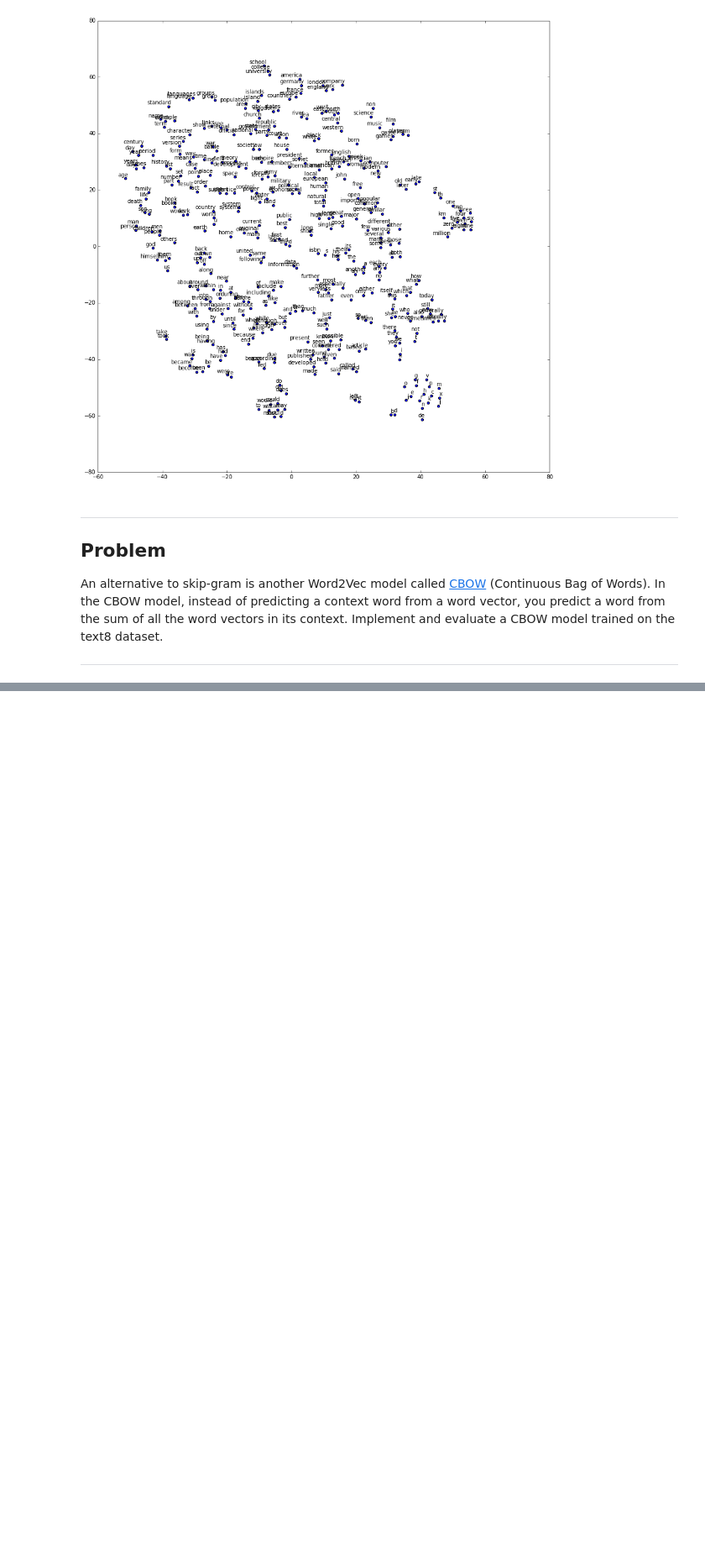
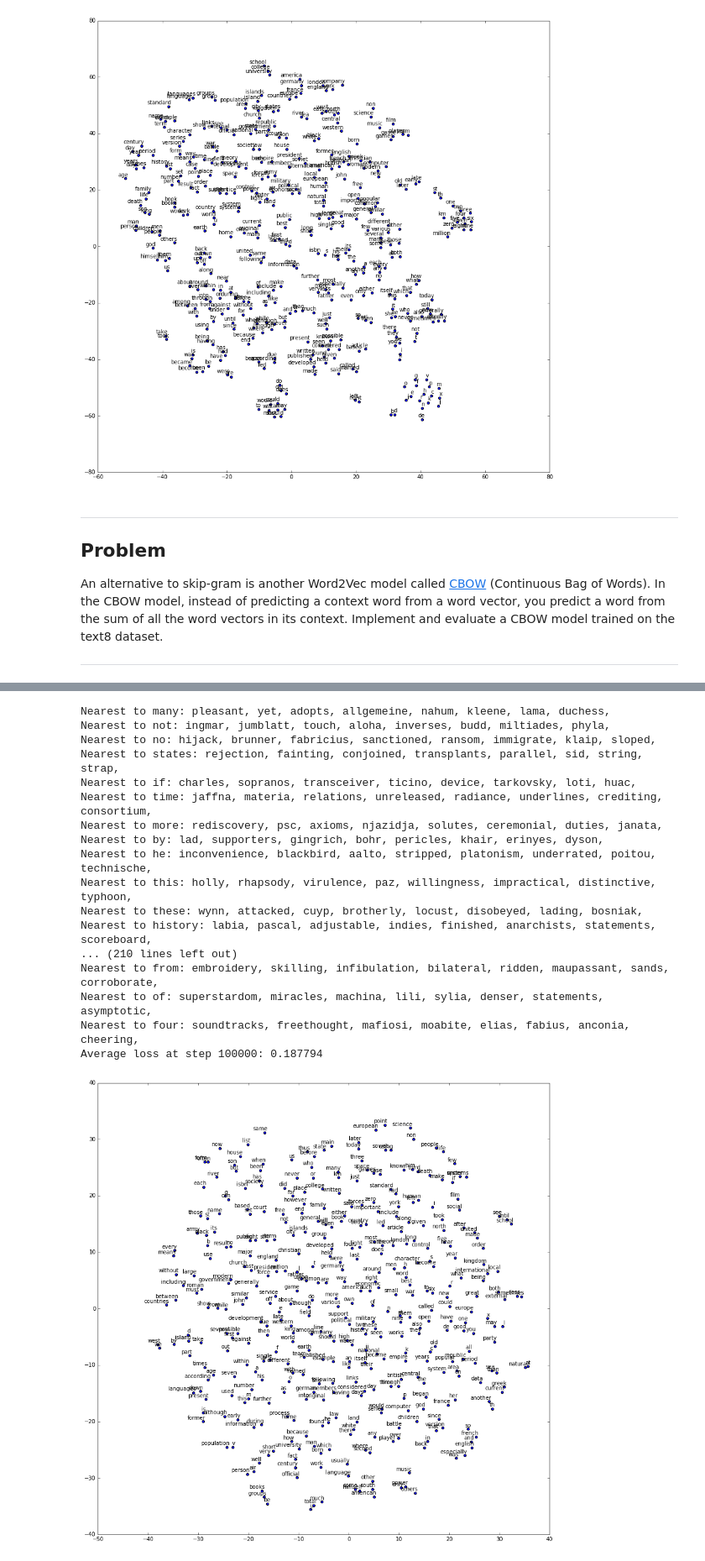
Before and after one commit to andyudina/udacity-deap-lerning-assignments, a Jupyter notebook: 5_word2vec.ipynb, the cells around one changed output, grey strips where cells are left out. Shown at 84% size. Cells and saved outputs as stored; diff of their text form; code cells hidden in the pictures; blank space fills up the shorter version.

Commit message:
Add CBOW implementation

```diff
--- a/5_word2vec.ipynb
+++ b/5_word2vec.ipynb
@@ -365,7 +366,7 @@ def run_word2vec_session(
             print(log)
 
     def _run_step(step):
-        batch_data, batch_labels = generate_batch(data, batch_size)
+        batch_data, batch_labels = next(generate_batch(data, batch_size))
         feed_dict = {
             train_dataset : batch_data,
             train_labels : batch_labels}
@@ -559,0 +556,76 @@ Average loss at step 100000: 3.810305
+# %%
+# CBOW
+def generate_cbow_batch(data, batch_size, window_size):
+    """
+    Generate CBOW batch, where batch consists of context words
+    and label is the word itself
+    """
+    words_in_batch_number = (batch_size / window_size)
+    batches_number = (len(data) - window_size) // words_in_batch_number
+    for i in range(batches_number):
+        batch = []
+        labels = []
+        for word_index in range(
+                words_in_batch_number * i + window_size / 2,
+                words_in_batch_number * i + words_in_batch_number + window_size / 2):
+            for context_index in range(
+                    word_index - window_size / 2,
+                    word_index + window_size / 2 + 1):
+                if context_index == word_index:
+                    continue
+                batch.append(
+                    data[context_index])
+                labels.append(
+                    data[word_index])
+        yield np.array(batch), np.array(labels).reshape(-1, 1)
+
+
+WINDOW_SIZE_CBOW = 2
+
+BATCH_SIZE_CBOW = 128
+VOCABULARY_SIZE_CBOW = 50000
+EMBEDDING_SIZE_CBOW = 28 # Dimension of the embedding vector.
+NUM_NEG_SOFTMAX_EXAMPLES_SAMPLED_CBOW = 64
+NUM_STEPS_CBOW = 100001
+NUM_POINTS_TO_SHOW_CBOW = 400
+
+VALID_SIZE_CBOW = 16
+VALID_WINDOW_CBOW = 100
+
+
+run_word2vec_model(
+    BATCH_SIZE_CBOW,
+    VOCABULARY_SIZE_CBOW,
+    EMBEDDING_SIZE_CBOW,
+    NUM_NEG_SOFTMAX_EXAMPLES_SAMPLED_CBOW,
+    NUM_STEPS_CBOW,
+    NUM_POINTS_TO_SHOW_CBOW,
+
+    VALID_SIZE_CBOW,
+    VALID_WINDOW_CBOW,
+    reverse_dictionary,
+
+    data,
+    partial(
+        generate_cbow_batch,
+        window_size=WINDOW_SIZE_CBOW)
+)
+# %% [output]
+Nearest to many: pleasant, yet, adopts, allgemeine, nahum, kleene, lama, duchess,
+Nearest to not: ingmar, jumblatt, touch, aloha, inverses, budd, miltiades, phyla,
+Nearest to no: hijack, brunner, fabricius, sanctioned, ransom, immigrate, klaip, sloped,
+Nearest to states: rejection, fainting, conjoined, transplants, parallel, sid, string, strap,
+Nearest to if: charles, sopranos, transceiver, ticino, device, tarkovsky, loti, huac,
+Nearest to time: jaffna, materia, relations, unreleased, radiance, underlines, crediting, consortium,
+Nearest to more: rediscovery, psc, axioms, njazidja, solutes, ceremonial, duties, janata,
+Nearest to by: lad, supporters, gingrich, bohr, pericles, khair, erinyes, dyson,
+Nearest to he: inconvenience, blackbird, aalto, stripped, platonism, underrated, poitou, technische,
+Nearest to this: holly, rhapsody, virulence, paz, willingness, impractical, distinctive, typhoon,
+Nearest to these: wynn, attacked, cuyp, brotherly, locust, disobeyed, lading, bosniak,
+Nearest to history: labia, pascal, adjustable, indies, finished, anarchists, statements, scoreboard,
+... (210 lines left out)
+Nearest to from: embroidery, skilling, infibulation, bilateral, ridden, maupassant, sands, corroborate,
+Nearest to of: superstardom, miracles, machina, lili, sylia, denser, statements, asymptotic,
+Nearest to four: soundtracks, freethought, mafiosi, moabite, elias, fabius, anconia, cheering,
+Average loss at step 100000: 0.187794
+[figure, added]
```
Also changed, not shown: parts of 2 cells of this notebook.
